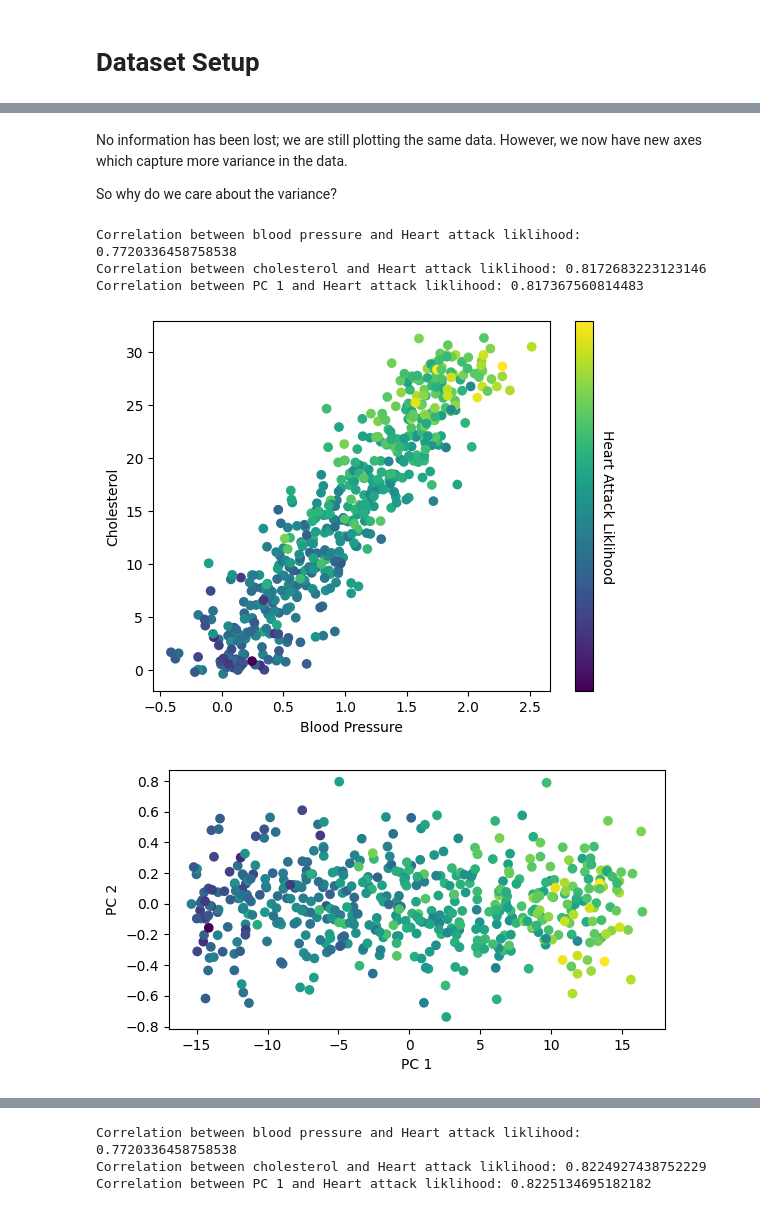
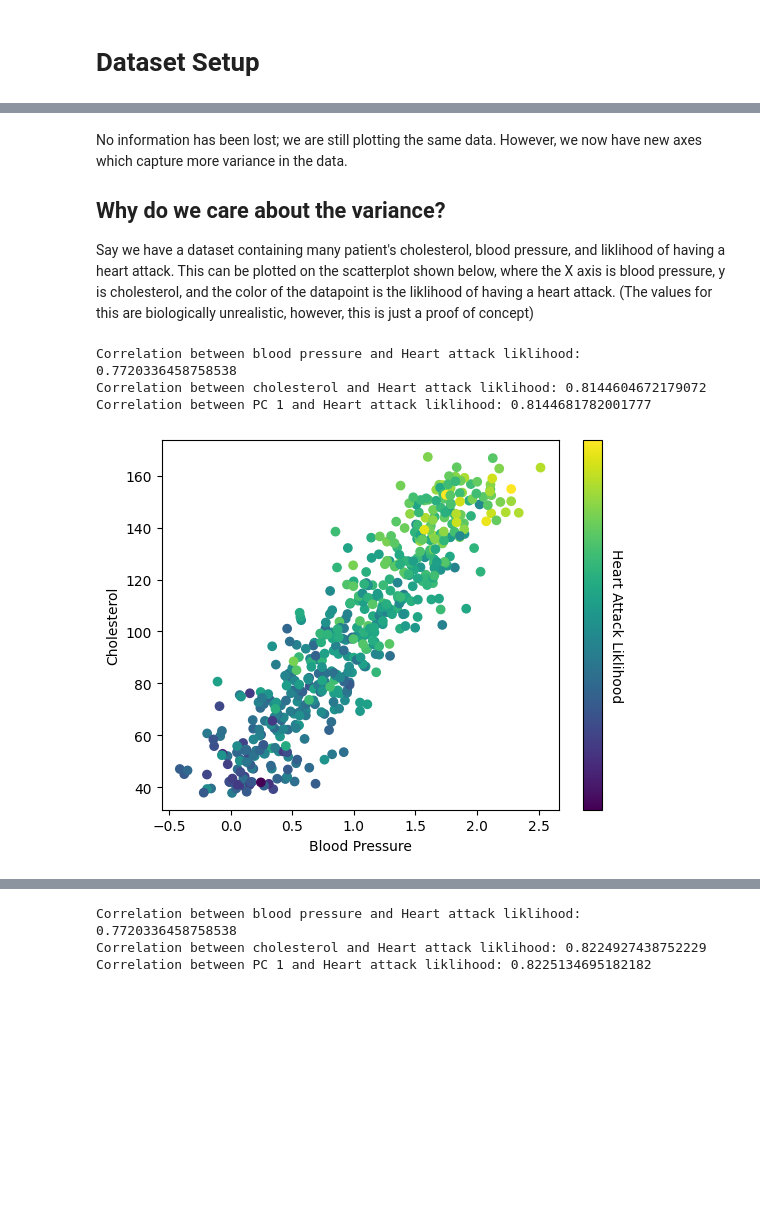
Before and after one commit to draeloslab/EFRI-workshop-2024, a Jupyter notebook: Workshop_Notebooks/Latent_Neural_Dynamics.ipynb, the cells around one changed output, grey strips where cells are left out. Saved outputs shown, nothing was run; the diff lists cells and outputs as text; code cells hidden in the pictures; blank space fills up the shorter version.

```diff
--- a/Workshop_Notebooks/Latent_Neural_Dynamics.ipynb
+++ b/Workshop_Notebooks/Latent_Neural_Dynamics.ipynb
@@ -71,43 +71,28 @@ V1 would then become the first principal component (PC1), and V2 would become th
 # %% [markdown]
 No information has been lost; we are still plotting the same data. However, we now have new axes which capture more variance in the data.
 
-So why do we care about the variance?
+## Why do we care about the variance?
+Say we have a dataset containing many patient's cholesterol, blood pressure, and liklihood of having a heart attack. This can be plotted on the scatterplot shown below, where the X axis is blood pressure, y is cholesterol, and the color of the datapoint is the liklihood of having a heart attack.
+(The values for this are biologically unrealistic, however, this is just a proof of concept)
 # %%
 import matplotlib.ticker as mticker
 
 np.random.seed(10)
 
 blood_pressure = np.linspace(0, 2, 500) + np.random.normal(0, .25, 500)
-cholesterol = np.linspace(0, 30, 500) + np.random.normal(0, 1, 500)
+cholesterol = np.linspace(40, 160, 500) + np.random.normal(0, 1, 500)*5
 data = np.array([blood_pressure, cholesterol])
 liklihood = np.linspace(0, 1, 500) + np.random.normal(0, .2, 500 )
 
 plt.figure()
 plt.scatter(data[0, :], data[1, :], c = liklihood)
 plt.xlabel("Blood Pressure")
 plt.ylabel("Cholesterol")
 cbar = plt.colorbar(ticks=[])
 cbar.ax.set_ylabel('Heart Attack Liklihood', rotation=270)
 cbar.ax.get_yaxis().labelpad = 15
-
-
-
-
-pca = PCA()
-a = pca.fit_transform(data.T)
-
-plt.figure()
-plt.scatter(a[:, 0], a[:, 1], c = liklihood)
-plt.gca().set_aspect(np.ptp(cholesterol)/np.ptp(blood_pressure))
-plt.xlabel("PC 1")
-plt.ylabel("PC 2")
-
-print(f"Correlation between blood pressure and Heart attack liklihood: {np.corrcoef(liklihood, blood_pressure)[0, 1]}")
-print(f"Correlation between cholesterol and Heart attack liklihood: {np.corrcoef(liklihood, cholesterol)[0, 1]}")
-print(f"Correlation between PC 1 and Heart attack liklihood: {np.corrcoef(liklihood, a[:, 0])[0, 1]}")
 # %% [output]
 Correlation between blood pressure and Heart attack liklihood: 0.7720336458758538
-Correlation between cholesterol and Heart attack liklihood: 0.8172683223123146
-Correlation between PC 1 and Heart attack liklihood: 0.817367560814483
+Correlation between cholesterol and Heart attack liklihood: 0.8144604672179072
+Correlation between PC 1 and Heart attack liklihood: 0.8144681782001777
-[figure, old version]
+[figure, new version]
-[figure, removed]
```
Also changed, not shown: parts of 7 cells of this notebook, 1 other file.
